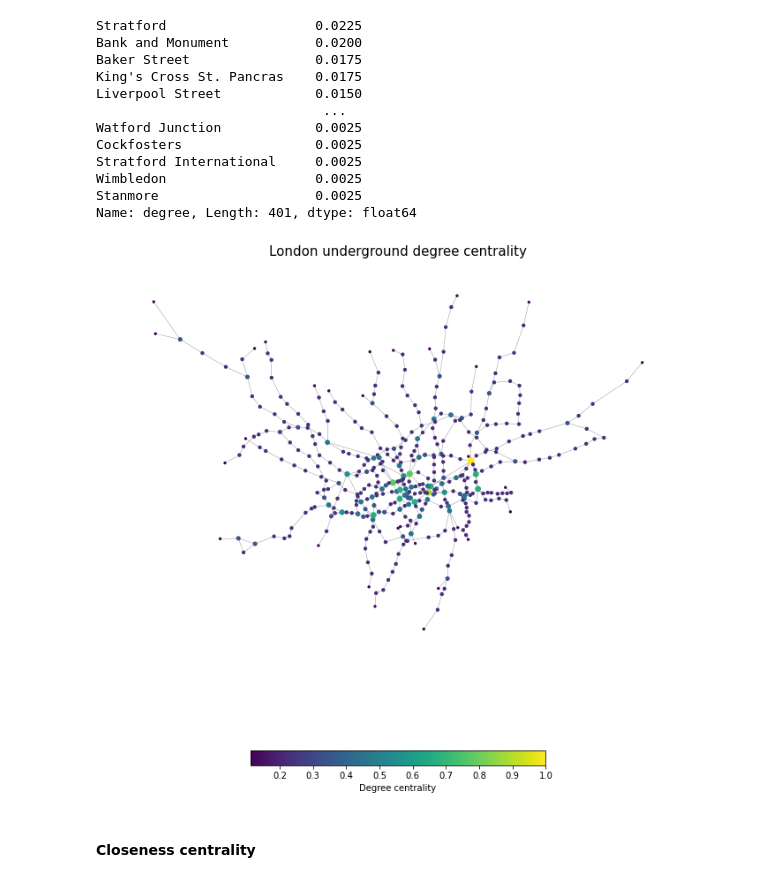
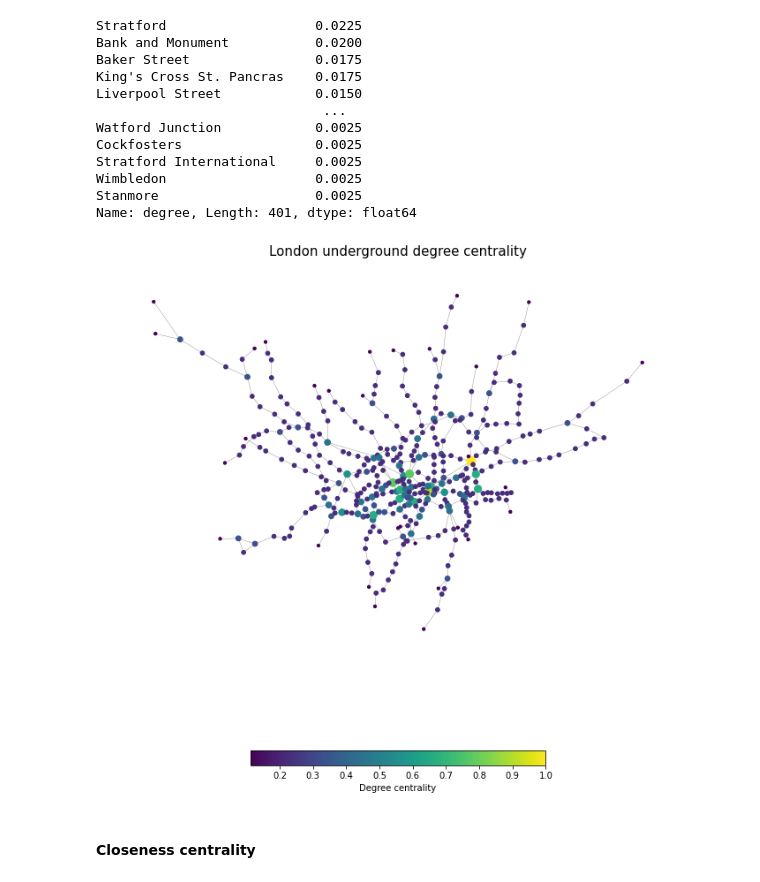
Before and after one commit to rpoandres/US_Assessment, a Jupyter notebook: US_Assessment.ipynb, the cells around one changed output. Cells and saved outputs as stored; diff of their text form; code cells hidden in the pictures.

```diff
--- a/US_Assessment.ipynb
+++ b/US_Assessment.ipynb
@@ -260,31 +260,30 @@ Name: degree, Length: 401, dtype: float64
 # %%
 # Plot of degree centrality
 degree_values=[(i[1]['degree']) for i in G.nodes(data=True)]
 # Sclaling using the maximum value of the degree
 deg_color=[(i[1]['degree']/(max(degree_values))) for i in G.nodes(data=True)]
 # Sclaling using the maximum value of the degree and multipling it by 50
-deg_size=[(i[1]['degree']/(max(degree_values)))*50 for i in G.nodes(data=True)]
+deg_size=[(i[1]['degree']/(max(degree_values)))*100 for i in G.nodes(data=True)]
+
 
 # Plot graph
-
 pos=pos
-
 fig, ax = plt.subplots(figsize=(12,12))
 # Edges
 nx.draw_networkx_edges(G, pos,edge_color='gray',
         width=0.4)
 # Nodes
 nod=nx.draw_networkx_nodes(G,
         pos = pos,
         node_color= deg_color,
         node_size= deg_size)
 
 plt.colorbar(nod,label="Degree centrality",orientation="horizontal", shrink=0.5)
 plt.axis("off")
 plt.title("London underground degree centrality",fontsize=15)
 plt.show()
 # %% [output]
-[figure, old version]
+[figure, new version]
 # %% [markdown]
 #### Closeness centrality
 # %%
```
Also changed, not shown: parts of 2 cells of this notebook, 1 other file.
